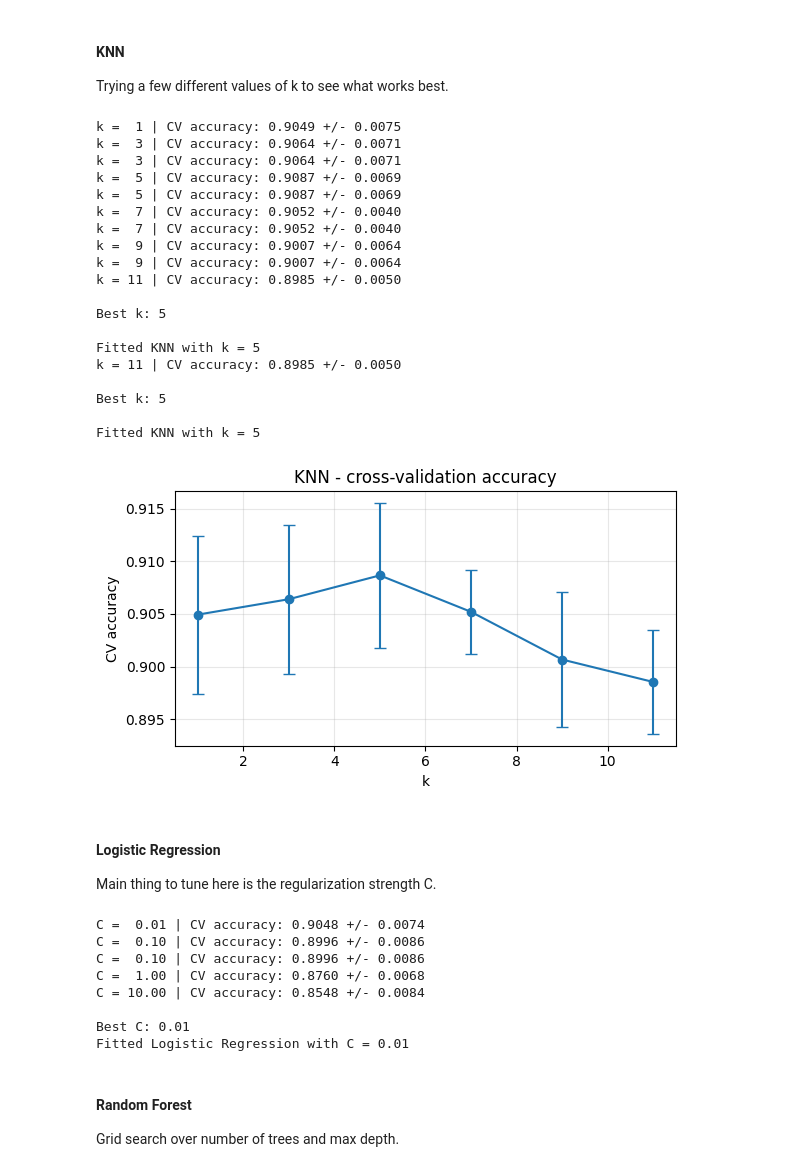
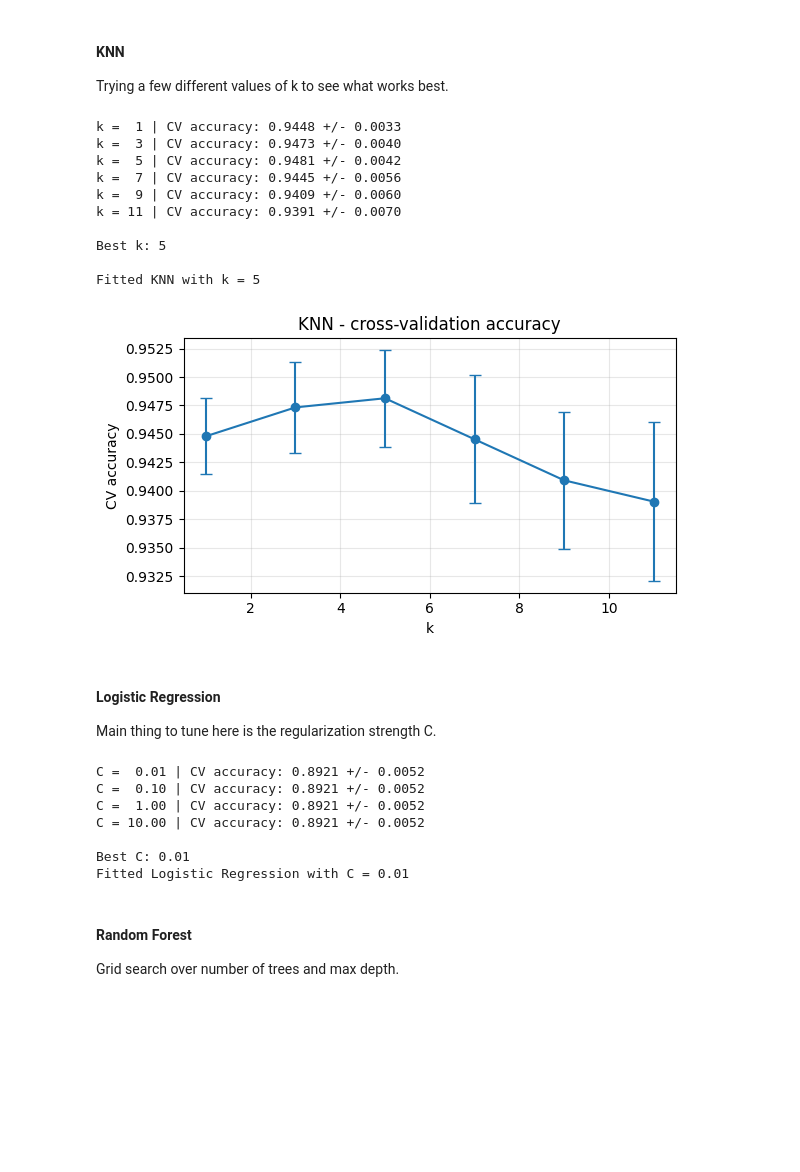
Before and after one commit to LucasKuszli/big_data, a Jupyter notebook: src/project1Py.ipynb, the cells around one changed output. Cells and saved outputs as stored; diff of their text form; code cells hidden in the pictures; blank space fills up the shorter version.

```diff
--- a/src/project1Py.ipynb
+++ b/src/project1Py.ipynb
@@ -251,58 +250,58 @@ Trying a few different values of k to see what works best.
 # %%
 from sklearn.neighbors import KNeighborsClassifier
 from sklearn.model_selection import cross_val_score
+from sklearn.pipeline import Pipeline
+from sklearn.preprocessing import StandardScaler
 
 k_values = [1, 3, 5, 7, 9, 11]
 cv_scores_knn = {}
 
+
 for k in k_values:
     knn = KNeighborsClassifier(n_neighbors=k)
-    scores = cross_val_score(knn, X_train_pca, y_train, cv=5, scoring="accuracy")
+    pipeline = Pipeline([("scaler", StandardScaler(with_std=False)),
+                         ("pca", PCA(n_components=0.95)),
+                         ("knn", knn)])
+    scores = cross_val_score(pipeline, X_train, y_train, cv=5, scoring="accuracy")
     cv_scores_knn[k] = scores
     print(
         f"k = {k:2d} | CV accuracy: "
         f"{scores.mean():.4f} +/- {scores.std():.4f}"
     )
 
 best_k = max(cv_scores_knn, key=lambda k: cv_scores_knn[k].mean())
 print(f"\nBest k: {best_k}")
 
 # Quick plot of the results
 fig, ax = plt.subplots(figsize=(6, 3.5))
 means = [cv_scores_knn[k].mean() for k in k_values]
 stds = [cv_scores_knn[k].std() for k in k_values]
 ax.errorbar(k_values, means, yerr=stds, marker="o", capsize=4)
 ax.set_xlabel("k")
 ax.set_ylabel("CV accuracy")
 ax.set_title("KNN - cross-validation accuracy")
 ax.grid(True, alpha=0.3)
 plt.tight_layout()
 
 # Refit with the best k on all training data
-knn_final = KNeighborsClassifier(n_neighbors=best_k)
-knn_final.fit(X_train_pca, y_train)
+knn_fin = KNeighborsClassifier(n_neighbors=best_k)
+knn_final = Pipeline([("scaler", StandardScaler(with_std=False)),
+                         ("pca", PCA(n_components=0.95)),
+                         ("knn", knn_fin)])
+knn_final.fit(X_train, y_train)
 print(f"\nFitted KNN with k = {best_k}")
 # %% [output]
-k =  1 | CV accuracy: 0.9049 +/- 0.0075
-k =  3 | CV accuracy: 0.9064 +/- 0.0071
-k =  3 | CV accuracy: 0.9064 +/- 0.0071
-k =  5 | CV accuracy: 0.9087 +/- 0.0069
-k =  5 | CV accuracy: 0.9087 +/- 0.0069
-k =  7 | CV accuracy: 0.9052 +/- 0.0040
-k =  7 | CV accuracy: 0.9052 +/- 0.0040
-k =  9 | CV accuracy: 0.9007 +/- 0.0064
-k =  9 | CV accuracy: 0.9007 +/- 0.0064
-k = 11 | CV accuracy: 0.8985 +/- 0.0050
+k =  1 | CV accuracy: 0.9448 +/- 0.0033
+k =  3 | CV accuracy: 0.9473 +/- 0.0040
+k =  5 | CV accuracy: 0.9481 +/- 0.0042
+k =  7 | CV accuracy: 0.9445 +/- 0.0056
+k =  9 | CV accuracy: 0.9409 +/- 0.0060
+k = 11 | CV accuracy: 0.9391 +/- 0.0070
 
 Best k: 5
 
 Fitted KNN with k = 5
-k = 11 | CV accuracy: 0.8985 +/- 0.0050
-
-Best k: 5
-
-Fitted KNN with k = 5
-[figure, old version]
+[figure, new version]
 # %% [markdown]
 #### Logistic Regression
 
@@ -315,9 +314,12 @@ cv_scores_lr = {}
 
 for c in c_values:
     lr = LogisticRegression(
-        C=c, max_iter=1000, solver="lbfgs", random_state=42,
+        C=c, max_iter=1000,solver='saga',random_state=42,
     )
-    scores = cross_val_score(lr, X_train_pca, y_train, cv=5, scoring="accuracy")
+    pipeline = Pipeline([("scaler", StandardScaler(with_std=False)),
+                         ("pca", PCA(n_components=0.85)), # Using 85 instead as it otherwise does not really converge and it seems to not effect results
+                         ("lr", lr)])
+    scores = cross_val_score(pipeline, X_train, y_train, cv=5, scoring="accuracy")
     cv_scores_lr[c] = scores
     print(
         f"C = {c:5.2f} | CV accuracy: "
@@ -328,16 +330,18 @@ best_c = max(cv_scores_lr, key=lambda c: cv_scores_lr[c].mean())
 print(f"\nBest C: {best_c}")
 
 lr_final = LogisticRegression(
-    C=best_c, max_iter=1000, solver="lbfgs", random_state=42,
+    C=best_c, max_iter=1000,solver='saga',random_state=42
 )
-lr_final.fit(X_train_pca, y_train)
+lr_final = Pipeline([("scaler", StandardScaler(with_std=False)),
+                    ("pca", PCA(n_components=0.85)),
+                    ("lr", lr_final)])
+lr_final.fit(X_train, y_train)
 print(f"Fitted Logistic Regression with C = {best_c}")
 # %% [output]
-C =  0.01 | CV accuracy: 0.9048 +/- 0.0074
-C =  0.10 | CV accuracy: 0.8996 +/- 0.0086
-C =  0.10 | CV accuracy: 0.8996 +/- 0.0086
-C =  1.00 | CV accuracy: 0.8760 +/- 0.0068
-C = 10.00 | CV accuracy: 0.8548 +/- 0.0084
+C =  0.01 | CV accuracy: 0.8921 +/- 0.0052
+C =  0.10 | CV accuracy: 0.8921 +/- 0.0052
+C =  1.00 | CV accuracy: 0.8921 +/- 0.0052
+C = 10.00 | CV accuracy: 0.8921 +/- 0.0052
 
 Best C: 0.01
 Fitted Logistic Regression with C = 0.01
```
Also changed, not shown: parts of 11 cells of this notebook.
